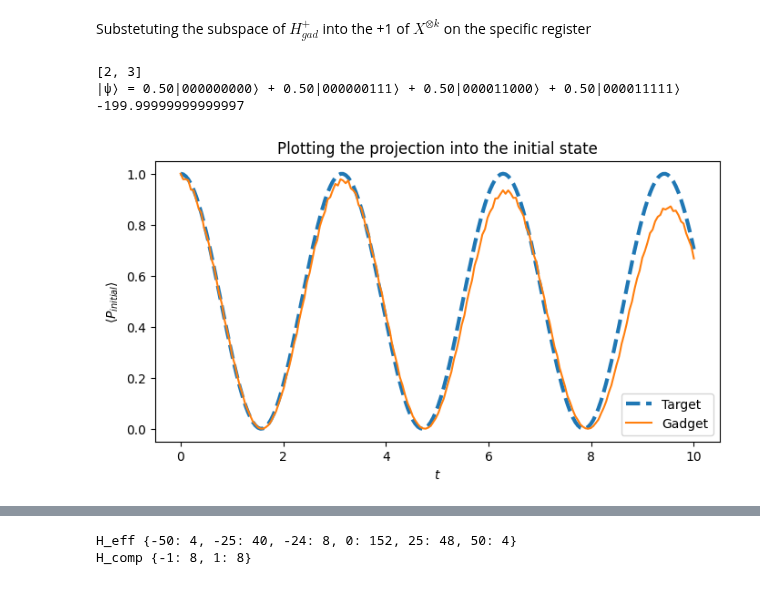
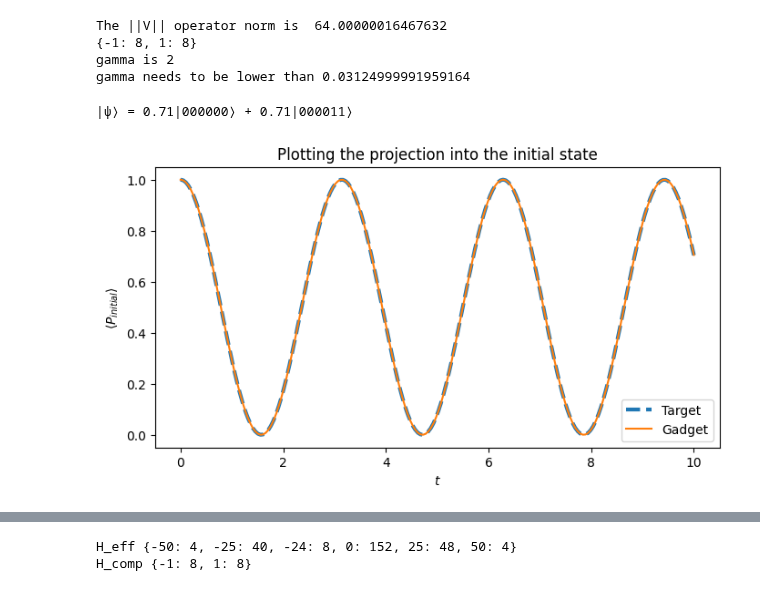
Before and after one commit to chenscheimq/QEC, a Jupyter notebook: Gadgets/gadget_sim.ipynb, the cells around one changed output, grey strips where cells are left out. Cells and saved outputs as stored; diff of their text form; code cells hidden in the pictures.

```diff
--- a/Gadgets/gadget_sim.ipynb
+++ b/Gadgets/gadget_sim.ipynb
@@ -229,12 +221,15 @@ h2 = [Z, Z, Z, Z]
 h3 = [X, Y, Z, I]
 
 h4 = [X, X, I, I]
-h5 = [X, X, X, I]
-hs = [h4, h5]
+h5 = [I, X, X, I]
+h6 = [I, I, X, X]
+
+hs = [h4]
 
 # Parameters
 total_logic_qbits = 4  # Number of logical qubits
-perturbation_factor = 0.05
+perturbation_factor = 0.005
 
-tot_space, H_gad, ks, VLambda, Heff = prep_gadget(perturbation_factor, hs, total_logic_qbits)
+tot_space, H_gad, ks, VLambda, V = prep_gadget(perturbation_factor, hs, total_logic_qbits)
+print(H_gad)
 # %% [output]
@@ -259,57 +245,69 @@ Total Hamiltonian Dimensions: [[2, 2, 2, 2, 2, 2, 2, 2, 2], [2, 2, 2, 2, 2, 2, 2
-# %% [markdown]
-Substetuting the subspace of $H_{gad}^{+}$ into the +1 of $X^{\otimes k}$ on the specific register
+# %%
+norm = V.norm()
+print(f'The ||V|| operator norm is  {norm}')
+
+H_comp = 0
+for h in hs:
+    H_comp += tensor(h)
+
+eig, vec = H_comp.eigenstates()
+energies_eff = {}
+for e, v in zip(eig, vec):
+    en = int(np.round(e, 2))
+    if en in energies_eff.keys():
+        energies_eff[en] += 1
+    else:
+        energies_eff[en] = 1
+
+print(energies_eff)
+gamma = list(energies_eff.keys())[1] - list(energies_eff.keys())[0]
+print(f"gamma is {gamma}")
+
+print(f"gamma needs to be lower than {gamma / norm}")
+# %% [output]
+The ||V|| operator norm is  64.00000016467632
+{-1: 8, 1: 8}
+gamma is 2
+gamma needs to be lower than 0.03124999991959164
 # %%
 hadamard = qutip.core.gates.hadamard_transform(1)
 
 zero_state_target = tensor([basis(2, 0) for _ in range(total_logic_qbits)])
 initial_gad = zero_state_target
-print(ks)
+
 for k in ks:
     plus_state_anc = (tensor([basis(2, 0) for _ in range(k)]) +
                       tensor([basis(2, 1) for _ in range(k)])).unit()
 
     initial_gad = tensor(initial_gad, plus_state_anc)
 
-
-k = sum([1 for i in hs[0] if i != I])
-
 print_quantum_state_as_superposition(initial_gad)
 initial_target = zero_state_target
-
-# plus_state = tensor([hadamard*basis(2,0) for _ in range(k)])
-# initial_gad = tensor(initial_target, plus_state)
-
-
 
 times = np.linspace(0, 10, 200)
 
 krylov_dim = 6
 
-fact = math.factorial(k-1) / (-k*(-perturbation_factor)**k)
-print(fact)
+H = H_gad
 
-
-# H = Heff
-H = H_gad * fact
-
-evolution_gad = sesolve(H, initial_gad, times, e_ops=[initial_gad*initial_gad.dag()], options={'nsteps': 10000})
+evolution_gad = sesolve(H, initial_gad, times, e_ops=[initial_gad*initial_gad.dag()], options={'nsteps': 1e6})
 # evolution_krylov = krylovsolve(H, initial_gad, times, e_ops=[initial_gad*initial_gad.dag()], krylov_dim=krylov_dim)
 evolution = sesolve(tensor(hs[0]), initial_target, times, e_ops=[initial_target*initial_target.dag()])
 
 plt.figure(figsize=(8,4))
 plt.plot(times, evolution.expect[0], '--', label=r"Target", linewidth=3)
 plt.plot(times, evolution_gad.expect[0], label=r"Gadget")
 # plt.plot(times, evolution_krylov.expect[0], '--', label=r"Krylov")
 plt.ylabel(r"$\langle P_{initial} \rangle$")
 plt.xlabel(r"$t$")
 plt.title(r"Plotting the projection into the initial state")
 plt.legend()
 plt.show()
+
+# last run was for lambda 0.01 now running for 0.001 which satisfies the condition
 # %% [output]
-[2, 3]
-|ψ⟩ = 0.50|000000000⟩ + 0.50|000000111⟩ + 0.50|000011000⟩ + 0.50|000011111⟩
--199.99999999999997
+|ψ⟩ = 0.71|000000⟩ + 0.71|000011⟩
-[figure, old version]
+[figure, new version]
 # %%
 X_L = tensor(Y, I, Y, I)
 Z_L = tensor(Z, Z, I, I)
```
Also changed, not shown: parts of 6 cells of this notebook.
